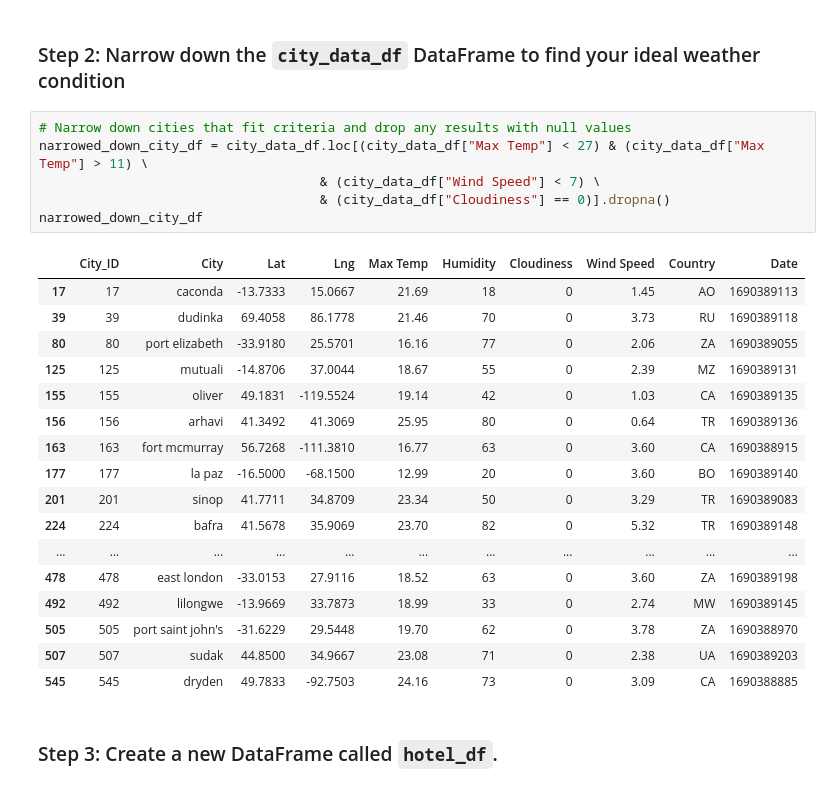
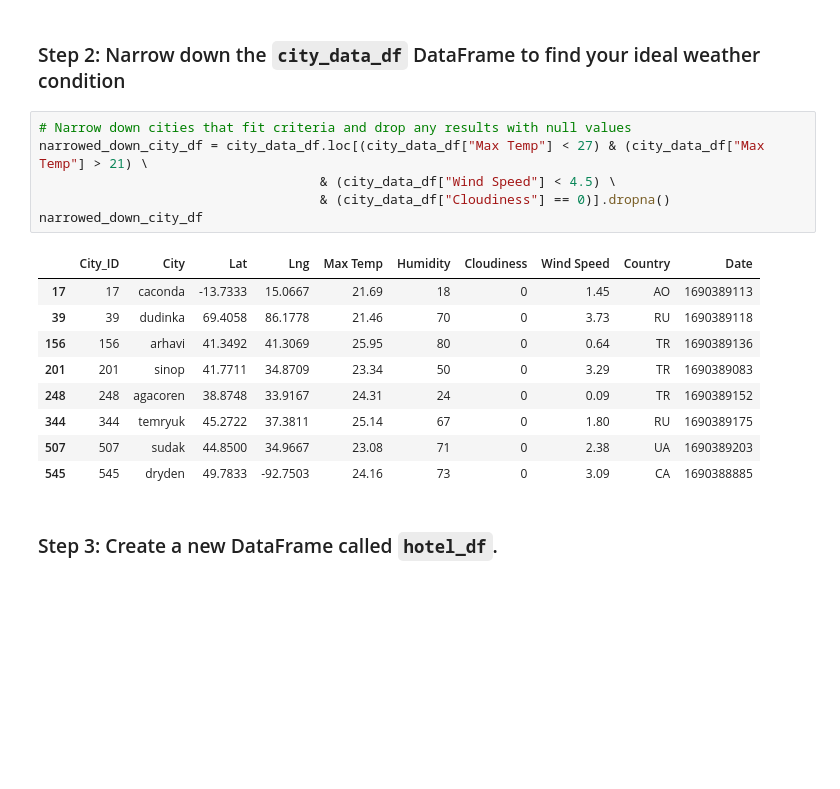
Before and after one commit to mdyousufreja/python-api-challenge_reja, a Jupyter notebook: WeatherPy/VacationPy.ipynb, the cells around one changed output. Saved outputs shown, nothing was run; the diff lists cells and outputs as text; blank space fills up the shorter version.

```diff
--- a/WeatherPy/VacationPy.ipynb
+++ b/WeatherPy/VacationPy.ipynb
@@ -55,26 +55,18 @@ city_map_plot
 ### Step 2: Narrow down the `city_data_df` DataFrame to find your ideal weather condition
 # %%
 # Narrow down cities that fit criteria and drop any results with null values
-narrowed_down_city_df = city_data_df.loc[(city_data_df["Max Temp"] < 27) & (city_data_df["Max Temp"] > 11) \
-                                    & (city_data_df["Wind Speed"] < 7) \
+narrowed_down_city_df = city_data_df.loc[(city_data_df["Max Temp"] < 27) & (city_data_df["Max Temp"] > 21) \
+                                    & (city_data_df["Wind Speed"] < 4.5) \
                                     & (city_data_df["Cloudiness"] == 0)].dropna()
 narrowed_down_city_df
 # %% [output]
 |  | City_ID | City | Lat | Lng | Max Temp | Humidity | Cloudiness | Wind Speed | Country | Date |
 | 17 | 17 | caconda | -13.7333 | 15.0667 | 21.69 | 18 | 0 | 1.45 | AO | 1690389113 |
 | 39 | 39 | dudinka | 69.4058 | 86.1778 | 21.46 | 70 | 0 | 3.73 | RU | 1690389118 |
-| 80 | 80 | port elizabeth | -33.9180 | 25.5701 | 16.16 | 77 | 0 | 2.06 | ZA | 1690389055 |
-| 125 | 125 | mutuali | -14.8706 | 37.0044 | 18.67 | 55 | 0 | 2.39 | MZ | 1690389131 |
-| 155 | 155 | oliver | 49.1831 | -119.5524 | 19.14 | 42 | 0 | 1.03 | CA | 1690389135 |
 | 156 | 156 | arhavi | 41.3492 | 41.3069 | 25.95 | 80 | 0 | 0.64 | TR | 1690389136 |
-| 163 | 163 | fort mcmurray | 56.7268 | -111.3810 | 16.77 | 63 | 0 | 3.60 | CA | 1690388915 |
-| 177 | 177 | la paz | -16.5000 | -68.1500 | 12.99 | 20 | 0 | 3.60 | BO | 1690389140 |
 | 201 | 201 | sinop | 41.7711 | 34.8709 | 23.34 | 50 | 0 | 3.29 | TR | 1690389083 |
-| 224 | 224 | bafra | 41.5678 | 35.9069 | 23.70 | 82 | 0 | 5.32 | TR | 1690389148 |
-| ... | ... | ... | ... | ... | ... | ... | ... | ... | ... | ... |
-| 478 | 478 | east london | -33.0153 | 27.9116 | 18.52 | 63 | 0 | 3.60 | ZA | 1690389198 |
-| 492 | 492 | lilongwe | -13.9669 | 33.7873 | 18.99 | 33 | 0 | 2.74 | MW | 1690389145 |
-| 505 | 505 | port saint john's | -31.6229 | 29.5448 | 19.70 | 62 | 0 | 3.78 | ZA | 1690388970 |
+| 248 | 248 | agacoren | 38.8748 | 33.9167 | 24.31 | 24 | 0 | 0.09 | TR | 1690389152 |
+| 344 | 344 | temryuk | 45.2722 | 37.3811 | 25.14 | 67 | 0 | 1.80 | RU | 1690389175 |
 | 507 | 507 | sudak | 44.8500 | 34.9667 | 23.08 | 71 | 0 | 2.38 | UA | 1690389203 |
 | 545 | 545 | dryden | 49.7833 | -92.7503 | 24.16 | 73 | 0 | 3.09 | CA | 1690388885 |
 # %% [markdown]
```
Also changed, not shown: parts of 2 cells of this notebook.
